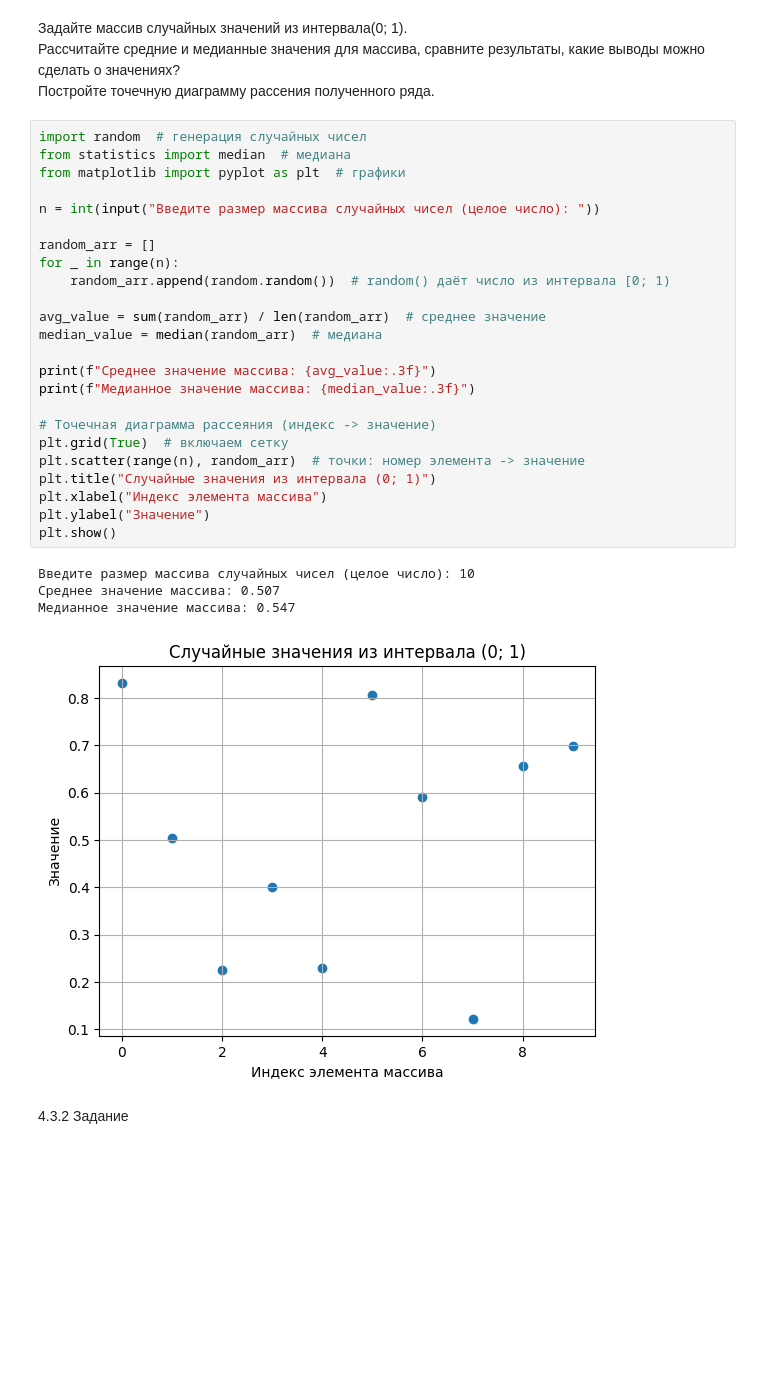
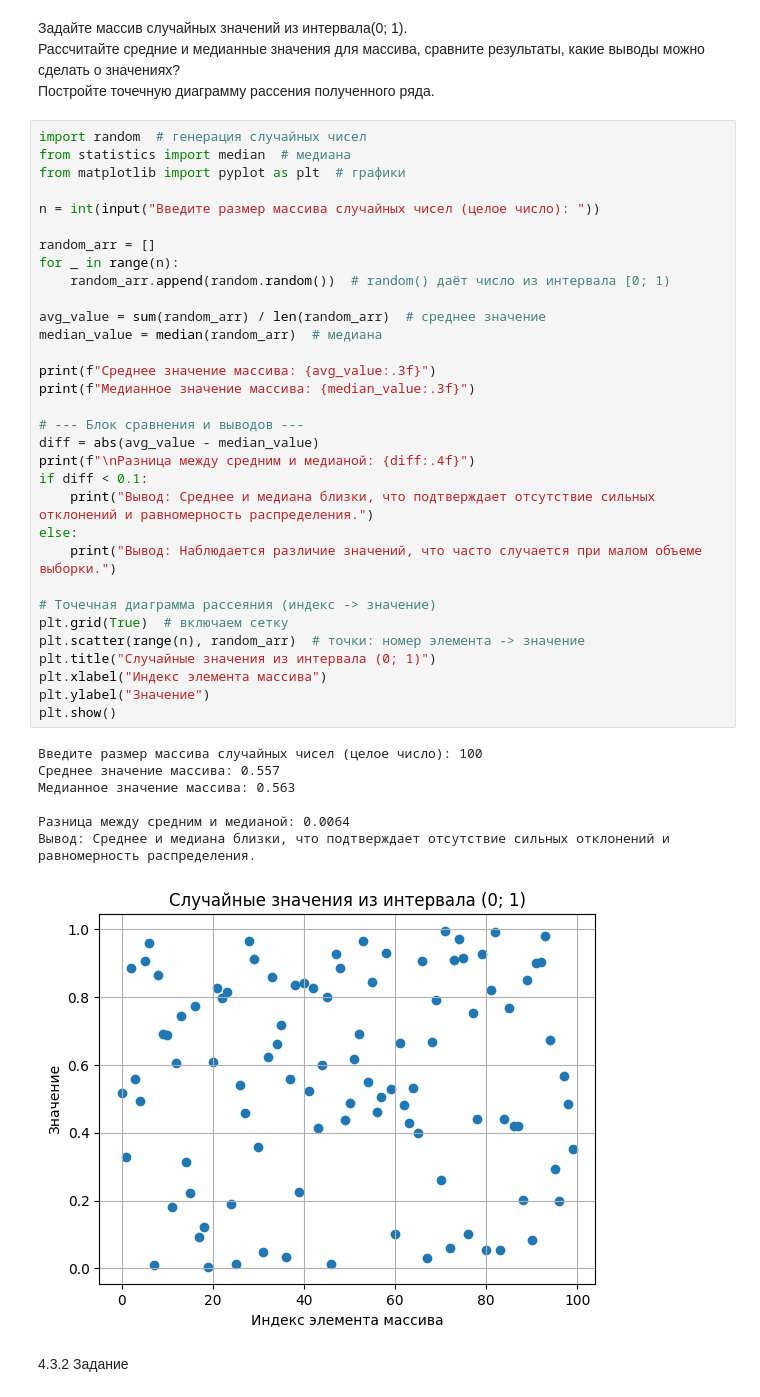
Before and after one commit to Rusick0/AI_Practice, a Jupyter notebook: AI1.ipynb, the cells around one changed output. Cells and saved outputs as stored; diff of their text form; blank space fills up the shorter version.

```diff
--- a/AI1.ipynb
+++ b/AI1.ipynb
@@ -152,32 +152,43 @@ print(x)
 # %%
 import random  # генерация случайных чисел
 from statistics import median  # медиана
 from matplotlib import pyplot as plt  # графики
 
 n = int(input("Введите размер массива случайных чисел (целое число): "))
 
 random_arr = []
 for _ in range(n):
     random_arr.append(random.random())  # random() даёт число из интервала [0; 1)
 
 avg_value = sum(random_arr) / len(random_arr)  # среднее значение
 median_value = median(random_arr)  # медиана
 
 print(f"Среднее значение массива: {avg_value:.3f}")
 print(f"Медианное значение массива: {median_value:.3f}")
 
+# --- Блок сравнения и выводов ---
+diff = abs(avg_value - median_value)
+print(f"\nРазница между средним и медианой: {diff:.4f}")
+if diff < 0.1:
+    print("Вывод: Среднее и медиана близки, что подтверждает отсутствие сильных отклонений и равномерность распределения.")
+else:
+    print("Вывод: Наблюдается различие значений, что часто случается при малом объеме выборки.")
+
 # Точечная диаграмма рассеяния (индекс -> значение)
 plt.grid(True)  # включаем сетку
 plt.scatter(range(n), random_arr)  # точки: номер элемента -> значение
 plt.title("Случайные значения из интервала (0; 1)")
 plt.xlabel("Индекс элемента массива")
 plt.ylabel("Значение")
 plt.show()
 # %% [output]
-Введите размер массива случайных чисел (целое число): 10
-Среднее значение массива: 0.507
-Медианное значение массива: 0.547
+Введите размер массива случайных чисел (целое число): 100
+Среднее значение массива: 0.557
+Медианное значение массива: 0.563
+
+Разница между средним и медианой: 0.0064
+Вывод: Среднее и медиана близки, что подтверждает отсутствие сильных отклонений и равномерность распределения.
-[figure, old version]
+[figure, new version]
 # %% [markdown]
 4.3.2 Задание
 # %% [markdown]
```
Also changed, not shown: parts of 8 cells of this notebook.
